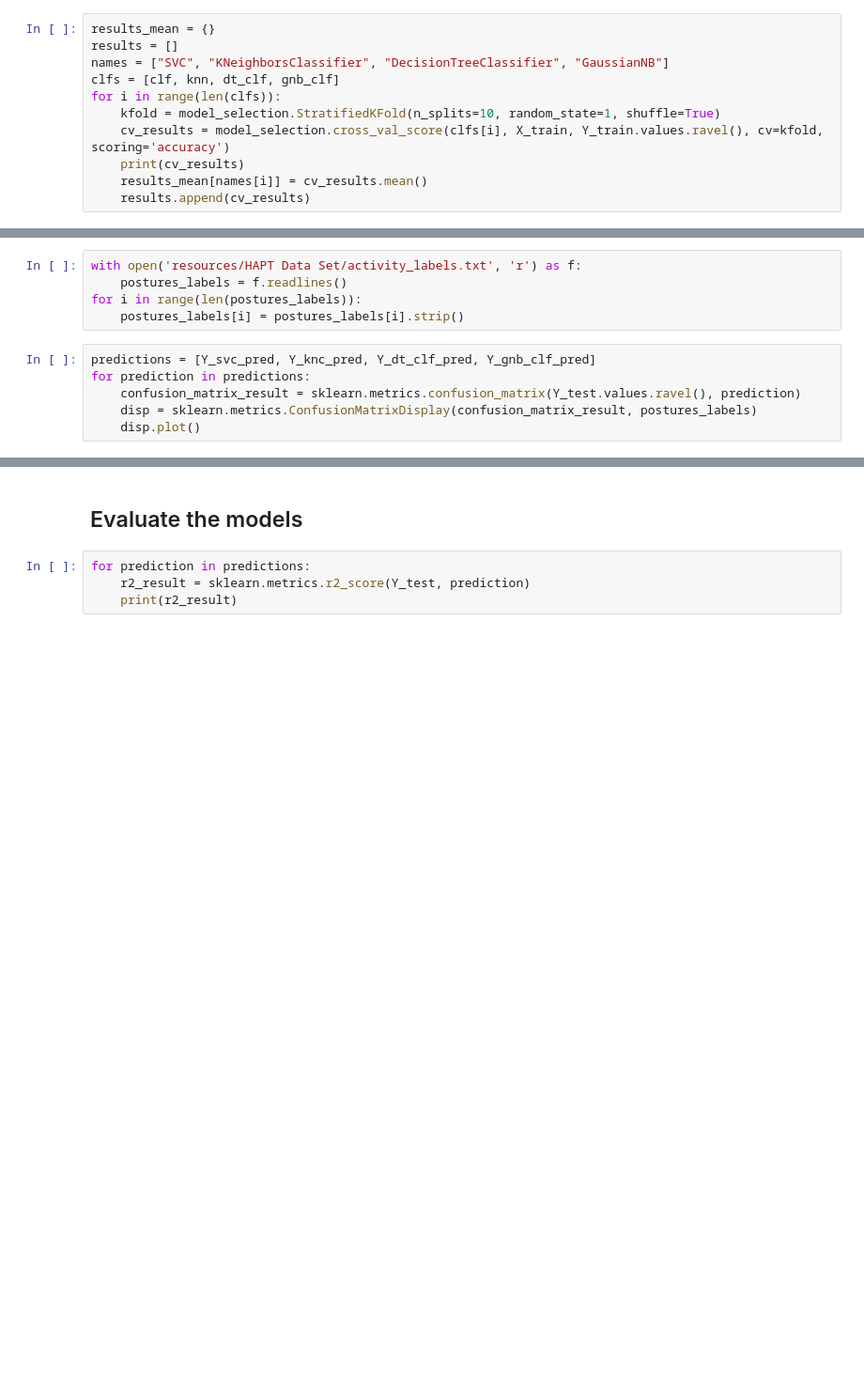
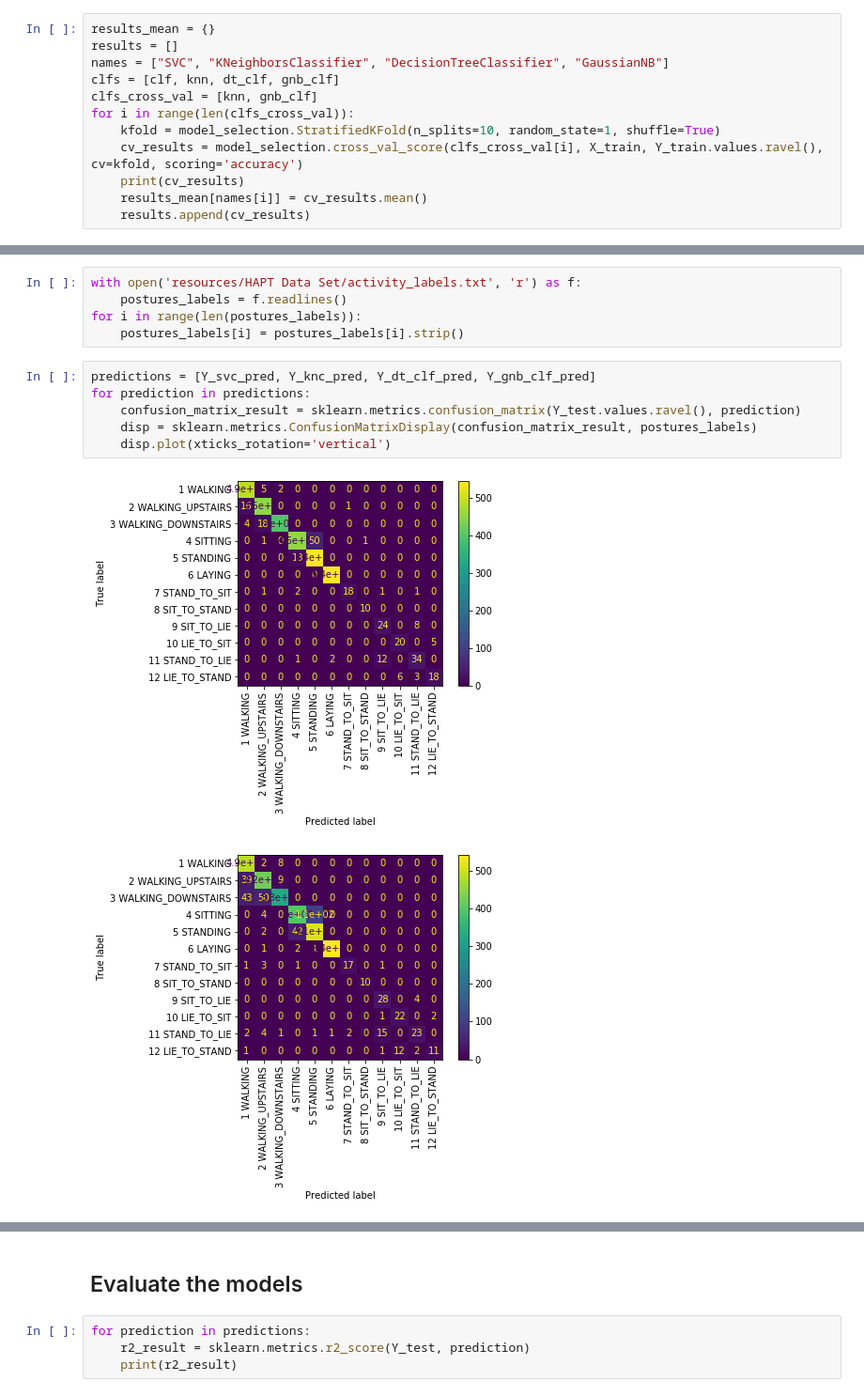
Before and after one commit to zhorta/ESILV_Python_for_data_analysis_devoir_2020, a Jupyter notebook: main.ipynb, the cells around one changed output, grey strips where cells are left out. Shown at 94% size. Saved outputs shown, nothing was run; the diff lists cells and outputs as text; blank space fills up the shorter version.

Commit message:
Rotation of the confusion matrix's labels

```diff
--- a/main.ipynb
+++ b/main.ipynb
@@ -210,9 +210,10 @@ results_mean = {}
 results = []
 names = ["SVC", "KNeighborsClassifier", "DecisionTreeClassifier", "GaussianNB"]
 clfs = [clf, knn, dt_clf, gnb_clf]
-for i in range(len(clfs)):
+clfs_cross_val = [knn, gnb_clf]
+for i in range(len(clfs_cross_val)):
     kfold = model_selection.StratifiedKFold(n_splits=10, random_state=1, shuffle=True)
-    cv_results = model_selection.cross_val_score(clfs[i], X_train, Y_train.values.ravel(), cv=kfold, scoring='accuracy')
+    cv_results = model_selection.cross_val_score(clfs_cross_val[i], X_train, Y_train.values.ravel(), cv=kfold, scoring='accuracy')
     print(cv_results)
     results_mean[names[i]] = cv_results.mean()
     results.append(cv_results)
@@ -226,6 +230,9 @@ for i in range(len(postures_labels)):
 # %%
 predictions = [Y_svc_pred, Y_knc_pred, Y_dt_clf_pred, Y_gnb_clf_pred]
 for prediction in predictions:
     confusion_matrix_result = sklearn.metrics.confusion_matrix(Y_test.values.ravel(), prediction)
     disp = sklearn.metrics.ConfusionMatrixDisplay(confusion_matrix_result, postures_labels)
-    disp.plot()
+    disp.plot(xticks_rotation='vertical')
+# %% [output]
+[figure, added]
+[figure, added]
```
Also changed, not shown: parts of 10 cells of this notebook.
